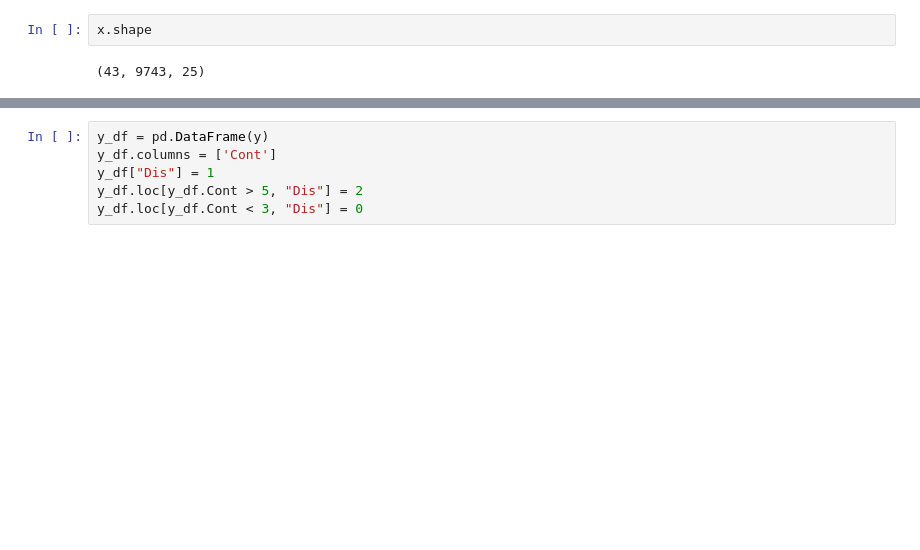
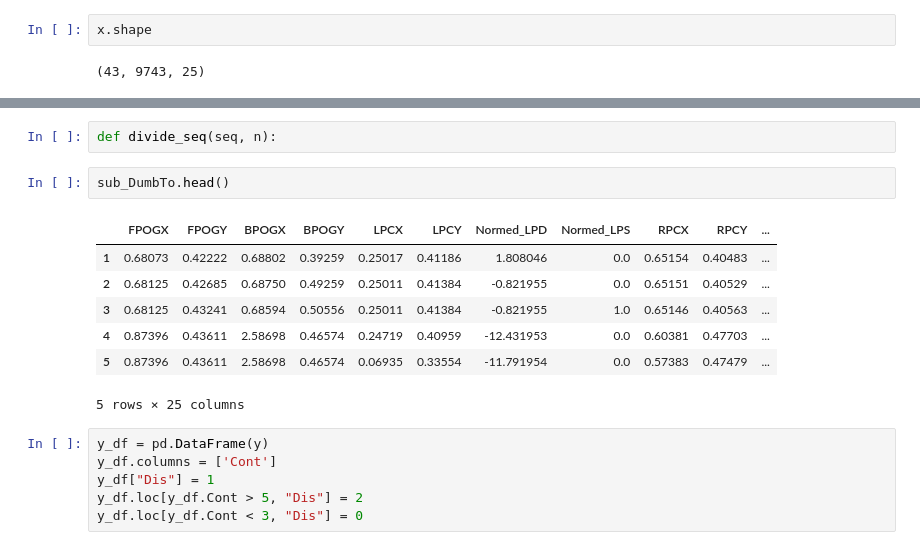
Before and after one commit to zandvakiliramin/Biometric_Peoject, a Jupyter notebook: Analysis_V5_DumbTo_Analysis.ipynb, the cells around one changed output, grey strips where cells are left out. Cells and saved outputs as stored; diff of their text form; blank space fills up the shorter version.

```diff
--- a/Analysis_V5_DumbTo_Analysis.ipynb
+++ b/Analysis_V5_DumbTo_Analysis.ipynb
@@ -384,3 +439,15 @@ KeyboardInterrupt:
+# %%
+def divide_seq(seq, n):
+# %%
+sub_DumbTo.head()
+# %% [output]
+|  | FPOGX | FPOGY | BPOGX | BPOGY | LPCX | LPCY | Normed_LPD | Normed_LPS | RPCX | RPCY | ... |
+| 1 | 0.68073 | 0.42222 | 0.68802 | 0.39259 | 0.25017 | 0.41186 | 1.808046 | 0.0 | 0.65154 | 0.40483 | ... |
+| 2 | 0.68125 | 0.42685 | 0.68750 | 0.49259 | 0.25011 | 0.41384 | -0.821955 | 0.0 | 0.65151 | 0.40529 | ... |
+| 3 | 0.68125 | 0.43241 | 0.68594 | 0.50556 | 0.25011 | 0.41384 | -0.821955 | 1.0 | 0.65146 | 0.40563 | ... |
+| 4 | 0.87396 | 0.43611 | 2.58698 | 0.46574 | 0.24719 | 0.40959 | -12.431953 | 0.0 | 0.60381 | 0.47703 | ... |
+| 5 | 0.87396 | 0.43611 | 2.58698 | 0.46574 | 0.06935 | 0.33554 | -11.791954 | 0.0 | 0.57383 | 0.47479 | ... |
+5 rows × 25 columns
 # %%
 y_df = pd.DataFrame(y)
 y_df.columns = ['Cont']
```
Also changed, not shown: parts of 34 cells of this notebook, 1 other file.
